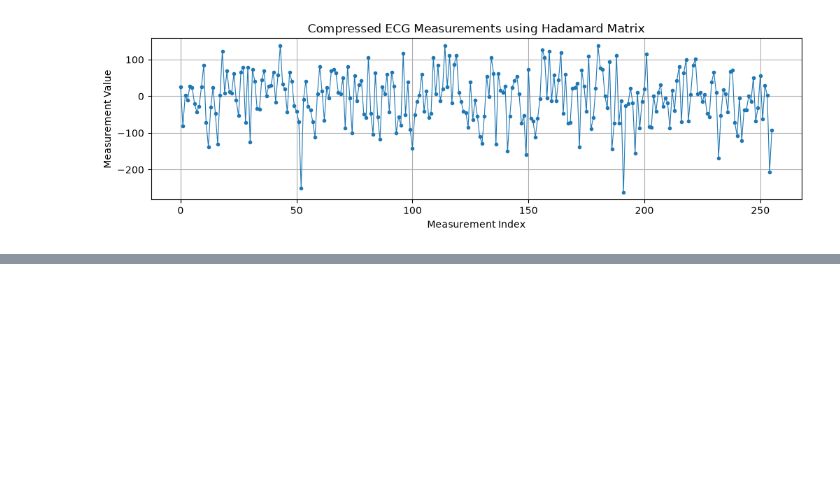
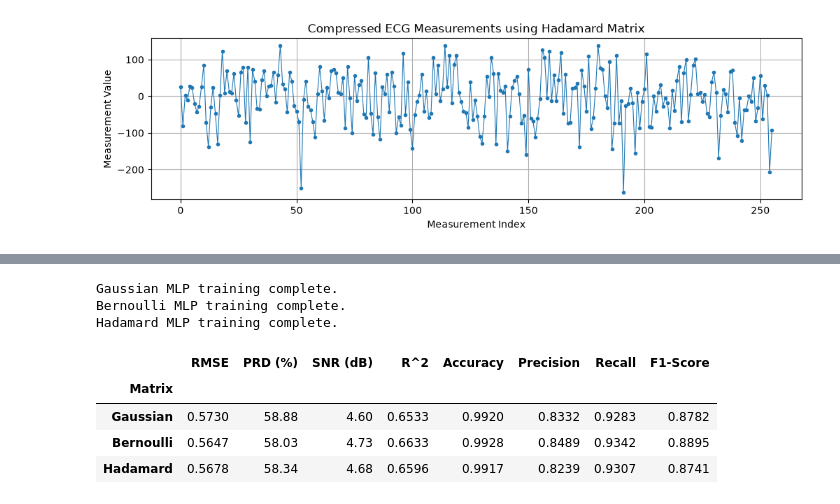
Before and after one commit to namishmahajan2005-arch/Compressed-Sensing, a Jupyter notebook: test.ipynb, the cells around one changed output, grey strips where cells are left out. Drawn from its saved outputs; the diff is of its cells as text; code cells hidden in the pictures; blank space fills up the shorter version.

```diff
--- a/test.ipynb
+++ b/test.ipynb
@@ -348,0 +387,65 @@ plt.show()
+# %%
+matrices = {
+    "Gaussian":  Phi_gaussian,
+    "Bernoulli": Phi_bernoulli,
+    "Hadamard":  Phi_hadamard,
+}
+
+predictions = {}
+
+for name, Phi in matrices.items():
+    # Compress train and test sparse vectors (shape: num_segments x 256)
+    Y_train = A_train @ Phi.T
+    Y_test = A_test @ Phi.T
+
+    # Create and train the MLP
+    mlp = MLPRegressor(hidden_layer_sizes=(512, 512), max_iter=200, random_state=42)
+    mlp.fit(Y_train, X_train)
+
+    # Reconstruct the test ECG segments
+    predictions[name] = mlp.predict(Y_test)
+    print(f"{name} MLP training complete.")
+# %% [output]
+Gaussian MLP training complete.
+Bernoulli MLP training complete.
+Hadamard MLP training complete.
+# %%
+results = []
+
+for name, X_pred in predictions.items():
+    # --- 1. Signal / Regression Metrics ---
+    error = X_test - X_pred
+    rmse = np.sqrt(np.mean(error ** 2))
+    prd = (np.linalg.norm(error) / np.linalg.norm(X_test)) * 100
+    snr = 10 * np.log10(np.sum(X_test ** 2) / np.sum(error ** 2))
+    r2 = r2_score(X_test.ravel(), X_pred.ravel())
+
+    # --- 2. Classification Metrics (R-Peak Region Preservation) ---
+    y_true = (X_test > 1.5).astype(int).ravel()
+    y_pred = (X_pred > 1.5).astype(int).ravel()
+
+    acc = accuracy_score(y_true, y_pred)
+    prec = precision_score(y_true, y_pred, zero_division=0)
+    rec = recall_score(y_true, y_pred, zero_division=0)
+    f1 = f1_score(y_true, y_pred, zero_division=0)
+
+    results.append({
+        "Matrix": name,
+        "RMSE": round(rmse, 4),
+        "PRD (%)": round(prd, 2),
+        "SNR (dB)": round(snr, 2),
+        "R^2": round(r2, 4),
+        "Accuracy": round(acc, 4),
+        "Precision": round(prec, 4),
+        "Recall": round(rec, 4),
+        "F1-Score": round(f1, 4),
+    })
+
+results_df = pd.DataFrame(results).set_index("Matrix")
+display(results_df)
+# %% [output]
+|  | RMSE | PRD (%) | SNR (dB) | R^2 | Accuracy | Precision | Recall | F1-Score |
+| Matrix |  |  |  |  |  |  |  |  |
+| Gaussian | 0.5730 | 58.88 | 4.60 | 0.6533 | 0.9920 | 0.8332 | 0.9283 | 0.8782 |
+| Bernoulli | 0.5647 | 58.03 | 4.73 | 0.6633 | 0.9928 | 0.8489 | 0.9342 | 0.8895 |
+| Hadamard | 0.5678 | 58.34 | 4.68 | 0.6596 | 0.9917 | 0.8239 | 0.9307 | 0.8741 |
```
Also changed, not shown: parts of 5 cells of this notebook.
